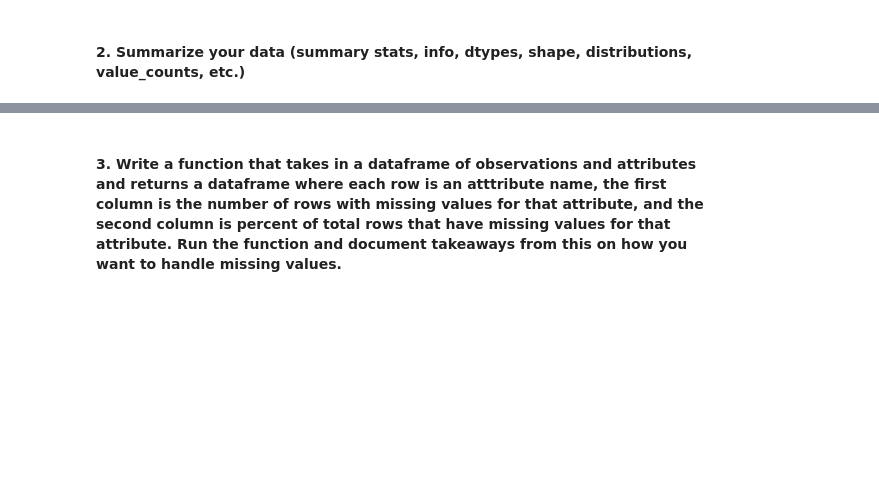
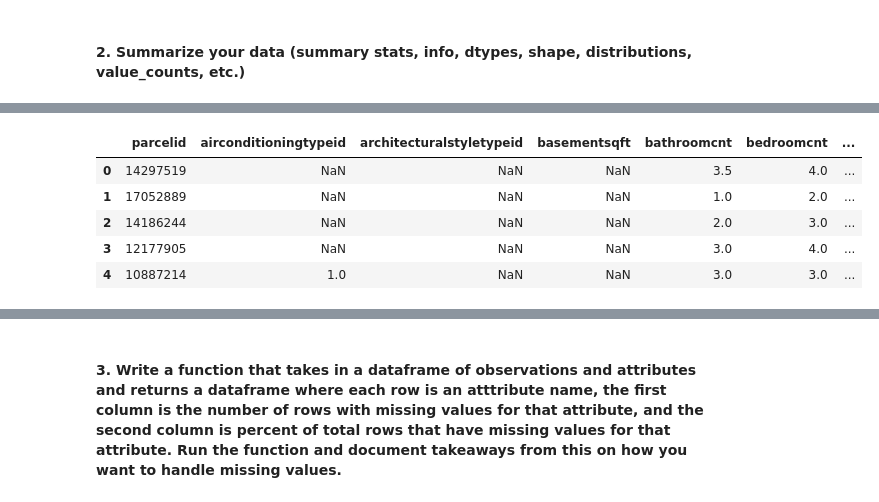
Before and after one commit to m3redithw/clustering-exercises, a Jupyter notebook: zillow.ipynb, the cells around one changed output, grey strips where cells are left out. Cells and saved outputs as stored; diff of their text form; code cells hidden in the pictures; blank space fills up the shorter version.

```diff
--- a/zillow.ipynb
+++ b/zillow.ipynb
@@ -30,0 +115,9 @@ Be sure to do the correct join (inner, outer, etc.). We do not want to eliminate
+# %%
+df.head()
+# %% [output]
+|  | parcelid | airconditioningtypeid | architecturalstyletypeid | basementsqft | bathroomcnt | bedroomcnt | ... |
+| 0 | 14297519 | NaN | NaN | NaN | 3.5 | 4.0 | ... |
+| 1 | 17052889 | NaN | NaN | NaN | 1.0 | 2.0 | ... |
+| 2 | 14186244 | NaN | NaN | NaN | 2.0 | 3.0 | ... |
+| 3 | 12177905 | NaN | NaN | NaN | 3.0 | 4.0 | ... |
+| 4 | 10887214 | 1.0 | NaN | NaN | 3.0 | 3.0 | ... |
```
Also changed, not shown: parts of 10 cells of this notebook.
